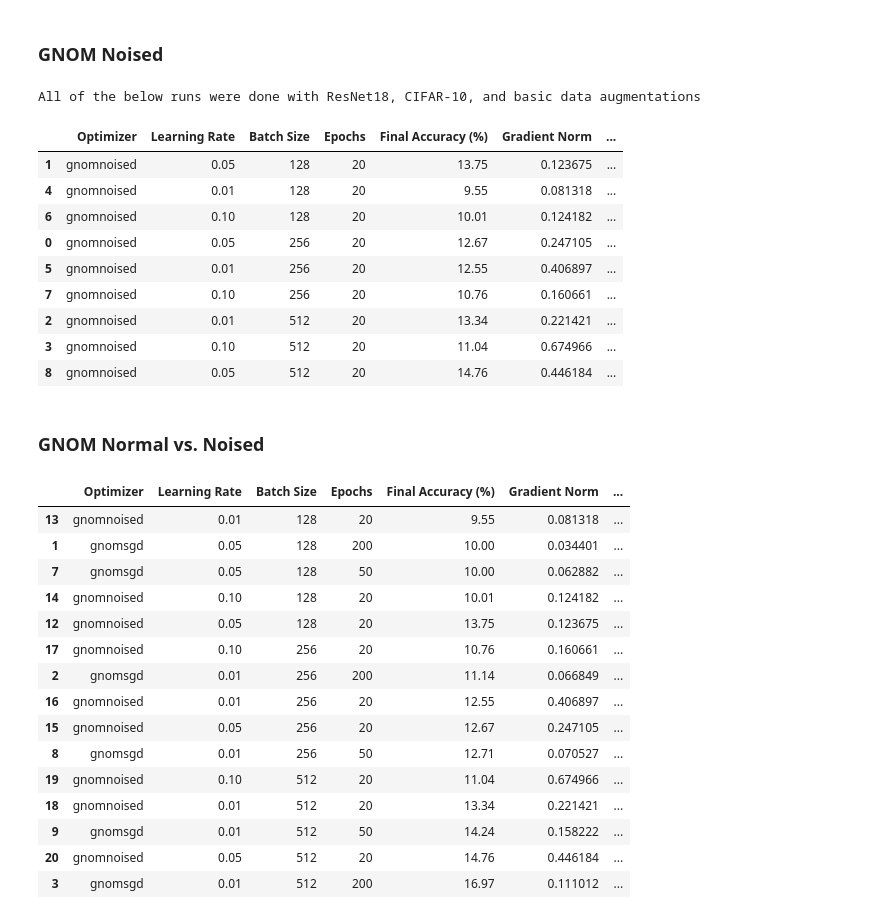
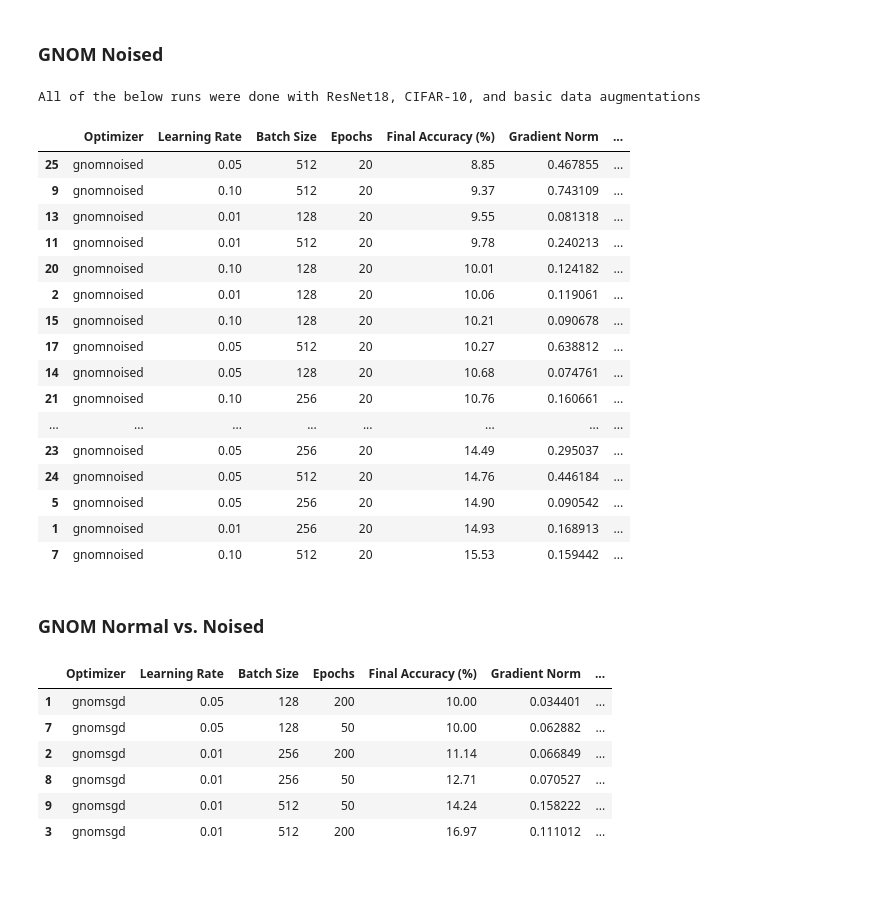
Before and after one commit to thomask902/2024-Numerical-Optimization-Research, a Jupyter notebook: results.ipynb, the cells around one changed output. Cells and saved outputs as stored; diff of their text form; code cells hidden in the pictures; blank space fills up the shorter version.

Commit message:
results stored

```diff
--- a/results.ipynb
+++ b/results.ipynb
@@ -319,23 +319,33 @@ def extract_noise_info(file_path):
 
     # Extract total time and final accuracy
     batches_noised = None
-    threshold = None
-    radius = None
     for line in reversed(lines):
-        if 'Noise Radius:' in line:
-            radius = float(line.strip().split(' ')[2])
-        if 'Noise Threshold:' in line:
-            threshold = float(line.strip().split(' ')[2])
         if 'Noise applied in' in line:
             batches_noised = float(line.strip().split(' ')[8])
             break
 
-    if threshold == None:
-        threshold = 0.1
-    if radius == None:
-        radius = 0.01
+    return batches_noised
 
-    return batches_noised, threshold, radius
+def extract_noised_test_info(file_path):
+    file_name = file_path.split('/')[-1]
+    parts = file_name.split('-')
+    if len(parts) >= 8:
+        optimizer = parts[0]
+        model = parts[1]
+        dataset = parts[2]
+        augmentation = parts[3]
+        learning_rate = parts[5]
+        batch_size = parts[6]
+
+    if len(parts) == 10:
+        epochs = parts[7]
+        threshold = parts[8]
+        radius = parts[9][:-4]
+    else:
+        epochs = parts[7][:-4]
+        threshold, radius = 0.1, 0.01
+
+    return optimizer, model, dataset, augmentation, learning_rate, batch_size, epochs, threshold, radius
 # %%
 folder_path_gnom_noised = 'logs/GNOM-Noised'
 gnom_noised_df = pd.DataFrame(columns=['Optimizer', 'Learning Rate', 'Batch Size', "Epochs", 'Final Accuracy (%)', 'Total Time (s)', 'Avg Epoch Time (s)', 'Gradient Norm', 'Largest Eigenvalue of Hessian', 'Smallest Eigenvalue of Hessian'])
@@ -345,67 +355,66 @@ for file in os.listdir(folder_path_gnom_noised):
     file_path = os.path.join(folder_path_gnom_noised, file)
     total_time, final_accuracy = extract_info_from_file(file_path)
     epoch_time = extract_epoch_time(file_path)
-    optimizer, model, dataset, augmentation, learning_rate, batch_size, epochs = extract_ev_test_info(file_path)
+    optimizer, model, dataset, augmentation, learning_rate, batch_size, epochs, threshold, radius = extract_noised_test_info(file_path)
     grad_norm, top_ev, smallest_ev = extract_grad_info(file_path)
-    batches_noised, threshold, radius = extract_noise_info(file_path)
+    batches_noised = extract_noise_info(file_path)
 
     gnom_noised_df = gnom_noised_df._append({
         'Optimizer': optimizer,
         'Learning Rate': float(learning_rate),
         'Batch Size': int(batch_size),
         'Epochs': epochs,
         'Final Accuracy (%)': final_accuracy,
         'Total Time (s)': total_time,
         'Avg Epoch Time (s)': epoch_time,
         'Gradient Norm': grad_norm,
         'Largest Eigenvalue of Hessian': top_ev,
         'Smallest Eigenvalue of Hessian': smallest_ev,
         'Batches Noise was Added (%)': batches_noised,
         'Noise Gradient Norm Threshold': threshold,
         'Noise Added Radius': radius
     }, ignore_index=True)
 
 gnom_noised_df['Total Time (min)'] = gnom_noised_df['Total Time (s)'] / 60
 gnom_noised_df['Avg Epoch Time (min)'] = gnom_noised_df['Avg Epoch Time (s)'] / 60
 gnom_noised_df.drop(columns=['Total Time (s)', 'Avg Epoch Time (s)'], inplace=True)
 
-gnom_noised_df_sorted = gnom_noised_df.sort_values(by=['Epochs','Optimizer','Batch Size'])
+gnom_noised_df_sorted = gnom_noised_df.sort_values(by=['Final Accuracy (%)'])
 
 print("All of the below runs were done with ResNet18, CIFAR-10, and basic data augmentations")
+
 gnom_noised_df_sorted
 # %% [output]
 All of the below runs were done with ResNet18, CIFAR-10, and basic data augmentations
 |  | Optimizer | Learning Rate | Batch Size | Epochs | Final Accuracy (%) | Gradient Norm | ... |
-| 1 | gnomnoised | 0.05 | 128 | 20 | 13.75 | 0.123675 | ... |
-| 4 | gnomnoised | 0.01 | 128 | 20 | 9.55 | 0.081318 | ... |
-| 6 | gnomnoised | 0.10 | 128 | 20 | 10.01 | 0.124182 | ... |
-| 0 | gnomnoised | 0.05 | 256 | 20 | 12.67 | 0.247105 | ... |
-| 5 | gnomnoised | 0.01 | 256 | 20 | 12.55 | 0.406897 | ... |
-| 7 | gnomnoised | 0.10 | 256 | 20 | 10.76 | 0.160661 | ... |
-| 2 | gnomnoised | 0.01 | 512 | 20 | 13.34 | 0.221421 | ... |
-| 3 | gnomnoised | 0.10 | 512 | 20 | 11.04 | 0.674966 | ... |
-| 8 | gnomnoised | 0.05 | 512 | 20 | 14.76 | 0.446184 | ... |
+| 25 | gnomnoised | 0.05 | 512 | 20 | 8.85 | 0.467855 | ... |
+| 9 | gnomnoised | 0.10 | 512 | 20 | 9.37 | 0.743109 | ... |
+| 13 | gnomnoised | 0.01 | 128 | 20 | 9.55 | 0.081318 | ... |
+| 11 | gnomnoised | 0.01 | 512 | 20 | 9.78 | 0.240213 | ... |
+| 20 | gnomnoised | 0.10 | 128 | 20 | 10.01 | 0.124182 | ... |
+| 2 | gnomnoised | 0.01 | 128 | 20 | 10.06 | 0.119061 | ... |
+| 15 | gnomnoised | 0.10 | 128 | 20 | 10.21 | 0.090678 | ... |
+| 17 | gnomnoised | 0.05 | 512 | 20 | 10.27 | 0.638812 | ... |
+| 14 | gnomnoised | 0.05 | 128 | 20 | 10.68 | 0.074761 | ... |
+| 21 | gnomnoised | 0.10 | 256 | 20 | 10.76 | 0.160661 | ... |
+| ... | ... | ... | ... | ... | ... | ... | ... |
+| 23 | gnomnoised | 0.05 | 256 | 20 | 14.49 | 0.295037 | ... |
+| 24 | gnomnoised | 0.05 | 512 | 20 | 14.76 | 0.446184 | ... |
+| 5 | gnomnoised | 0.05 | 256 | 20 | 14.90 | 0.090542 | ... |
+| 1 | gnomnoised | 0.01 | 256 | 20 | 14.93 | 0.168913 | ... |
+| 7 | gnomnoised | 0.10 | 512 | 20 | 15.53 | 0.159442 | ... |
 # %% [markdown]
 ### GNOM Normal vs. Noised
 # %%
 combined_results = pd.concat([gnom_ev_df_sorted, gnom_noised_df_sorted], ignore_index=True)
-gnom_results = combined_results[combined_results['Optimizer'].isin(["gnomsgd", "gnomnoised"])]
-gnom_results = gnom_results.sort_values(by=['Batch Size', 'Final Accuracy (%)'])
+gnom_results = combined_results[combined_results['Optimizer'].isin(["gnomsgd"])]
+gnom_results = gnom_results.sort_values(by=['Final Accuracy (%)'])
 gnom_results
 # %% [output]
 |  | Optimizer | Learning Rate | Batch Size | Epochs | Final Accuracy (%) | Gradient Norm | ... |
-| 13 | gnomnoised | 0.01 | 128 | 20 | 9.55 | 0.081318 | ... |
 | 1 | gnomsgd | 0.05 | 128 | 200 | 10.00 | 0.034401 | ... |
 | 7 | gnomsgd | 0.05 | 128 | 50 | 10.00 | 0.062882 | ... |
-| 14 | gnomnoised | 0.10 | 128 | 20 | 10.01 | 0.124182 | ... |
-| 12 | gnomnoised | 0.05 | 128 | 20 | 13.75 | 0.123675 | ... |
-| 17 | gnomnoised | 0.10 | 256 | 20 | 10.76 | 0.160661 | ... |
 | 2 | gnomsgd | 0.01 | 256 | 200 | 11.14 | 0.066849 | ... |
-| 16 | gnomnoised | 0.01 | 256 | 20 | 12.55 | 0.406897 | ... |
-| 15 | gnomnoised | 0.05 | 256 | 20 | 12.67 | 0.247105 | ... |
 | 8 | gnomsgd | 0.01 | 256 | 50 | 12.71 | 0.070527 | ... |
-| 19 | gnomnoised | 0.10 | 512 | 20 | 11.04 | 0.674966 | ... |
-| 18 | gnomnoised | 0.01 | 512 | 20 | 13.34 | 0.221421 | ... |
 | 9 | gnomsgd | 0.01 | 512 | 50 | 14.24 | 0.158222 | ... |
-| 20 | gnomnoised | 0.05 | 512 | 20 | 14.76 | 0.446184 | ... |
 | 3 | gnomsgd | 0.01 | 512 | 200 | 16.97 | 0.111012 | ... |
```
Also changed, not shown: 18 other files.
